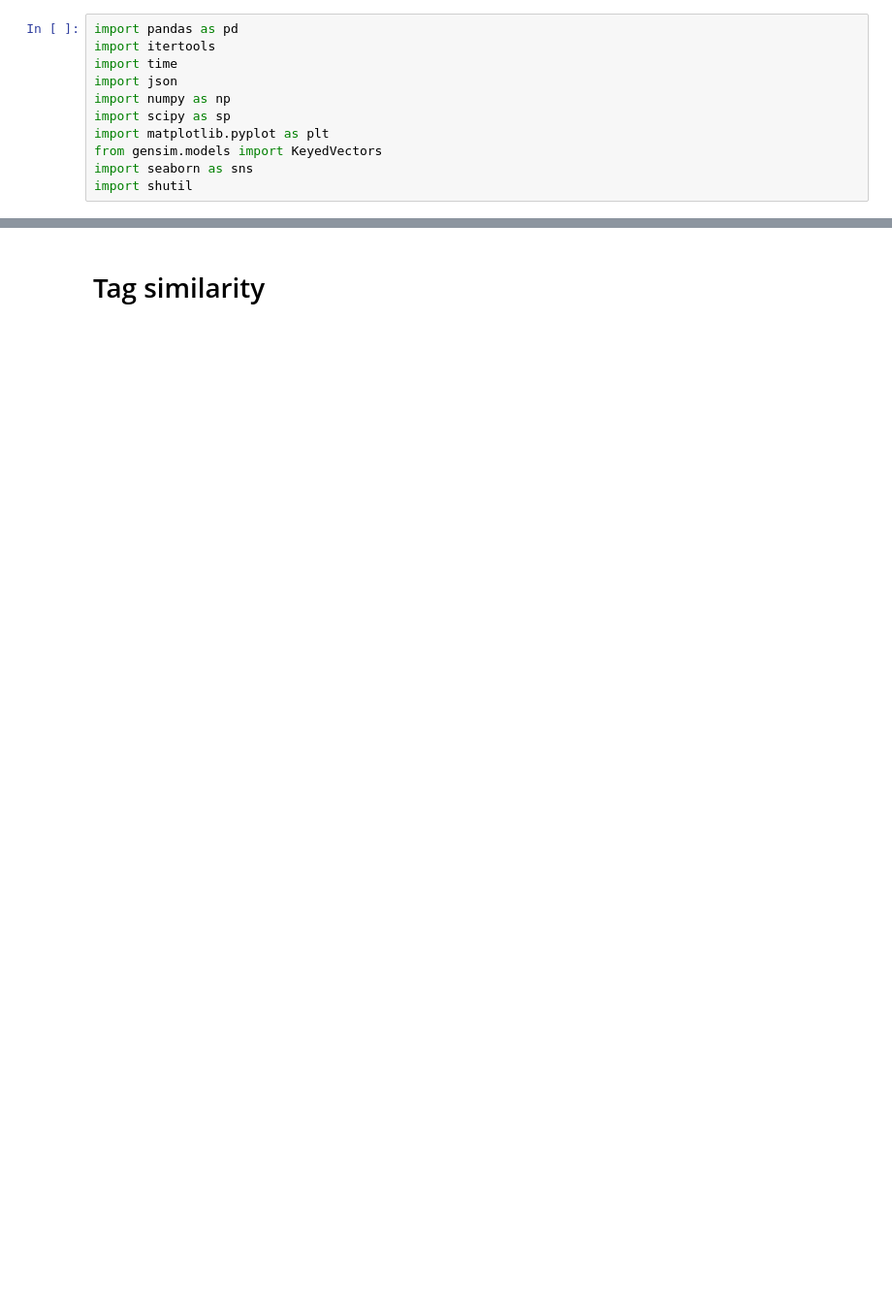
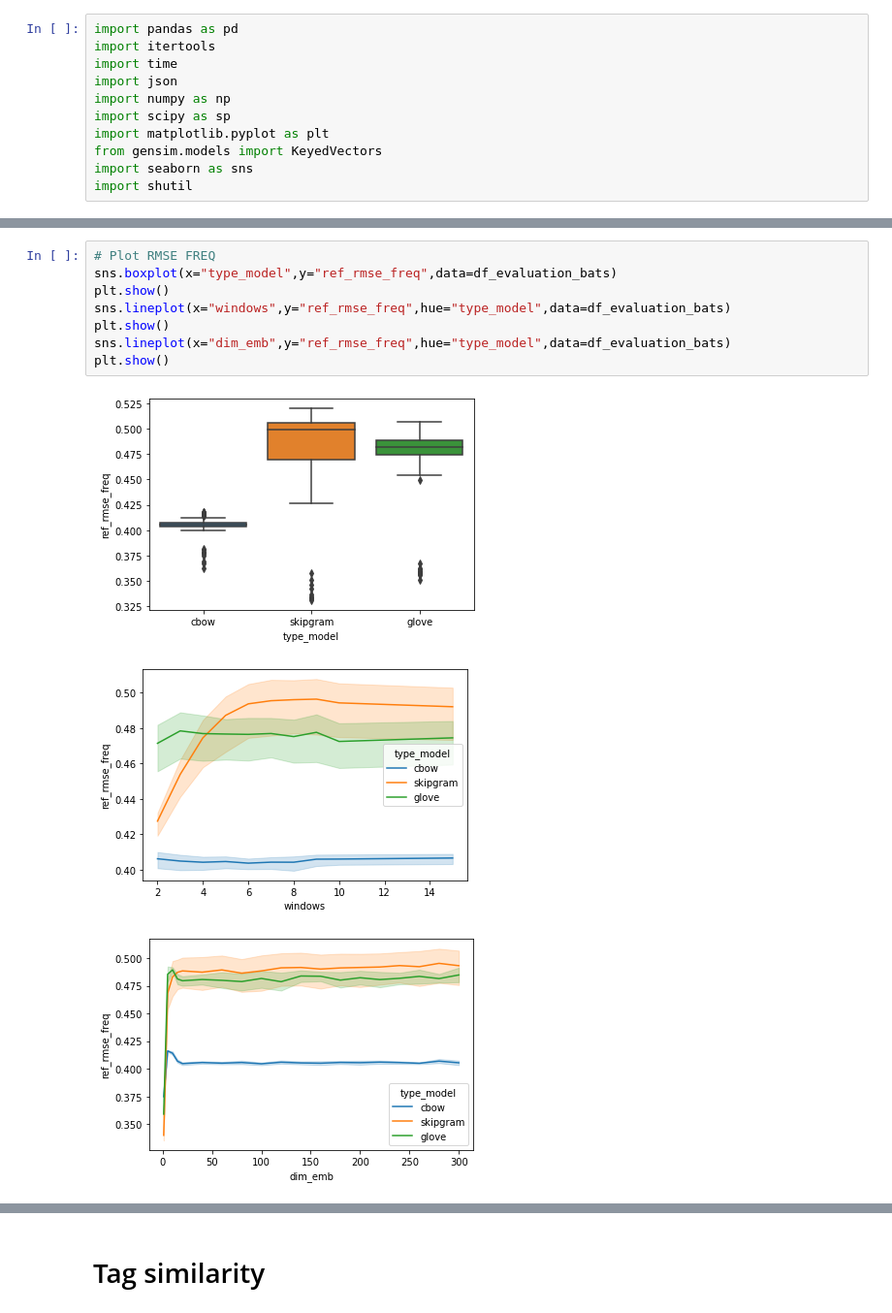
Before and after one commit to dmkant/projet-statistique-2022, a Jupyter notebook: word_embedding/evaluation_embedding.ipynb, the cells around one changed output, grey strips where cells are left out. Shown at 97% size. Saved outputs shown, nothing was run; the diff lists cells and outputs as text; blank space fills up the shorter version.

```diff
--- a/word_embedding/evaluation_embedding.ipynb
+++ b/word_embedding/evaluation_embedding.ipynb
@@ -22,0 +36,12 @@ df_evaluation.head()
+# %%
+# Plot RMSE FREQ
+sns.boxplot(x="type_model",y="ref_rmse_freq",data=df_evaluation_bats)
+plt.show()
+sns.lineplot(x="windows",y="ref_rmse_freq",hue="type_model",data=df_evaluation_bats)
+plt.show()
+sns.lineplot(x="dim_emb",y="ref_rmse_freq",hue="type_model",data=df_evaluation_bats)
+plt.show()
+# %% [output]
+[figure, added]
+[figure, added]
+[figure, added]
```
Also changed, not shown: parts of 16 cells of this notebook, 12 other files.
